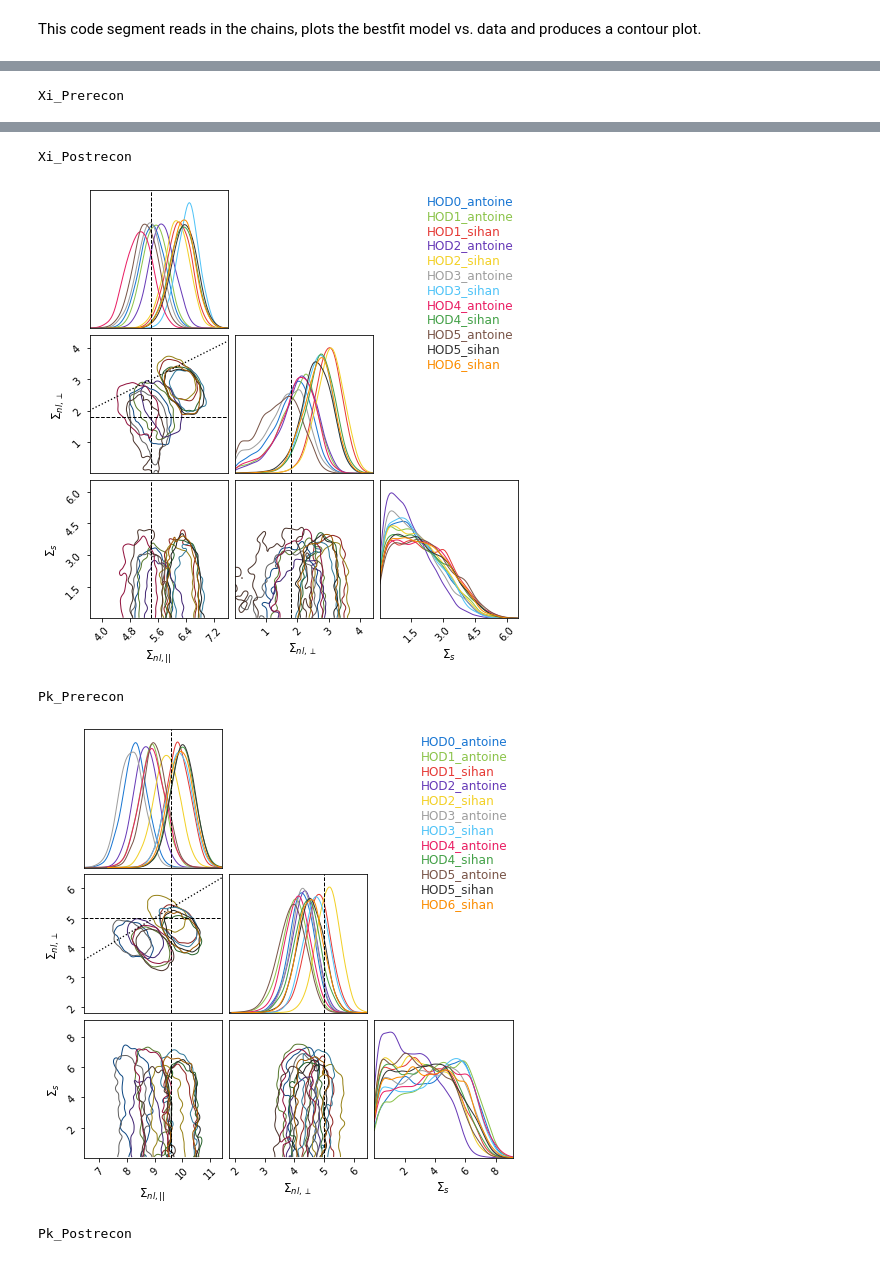
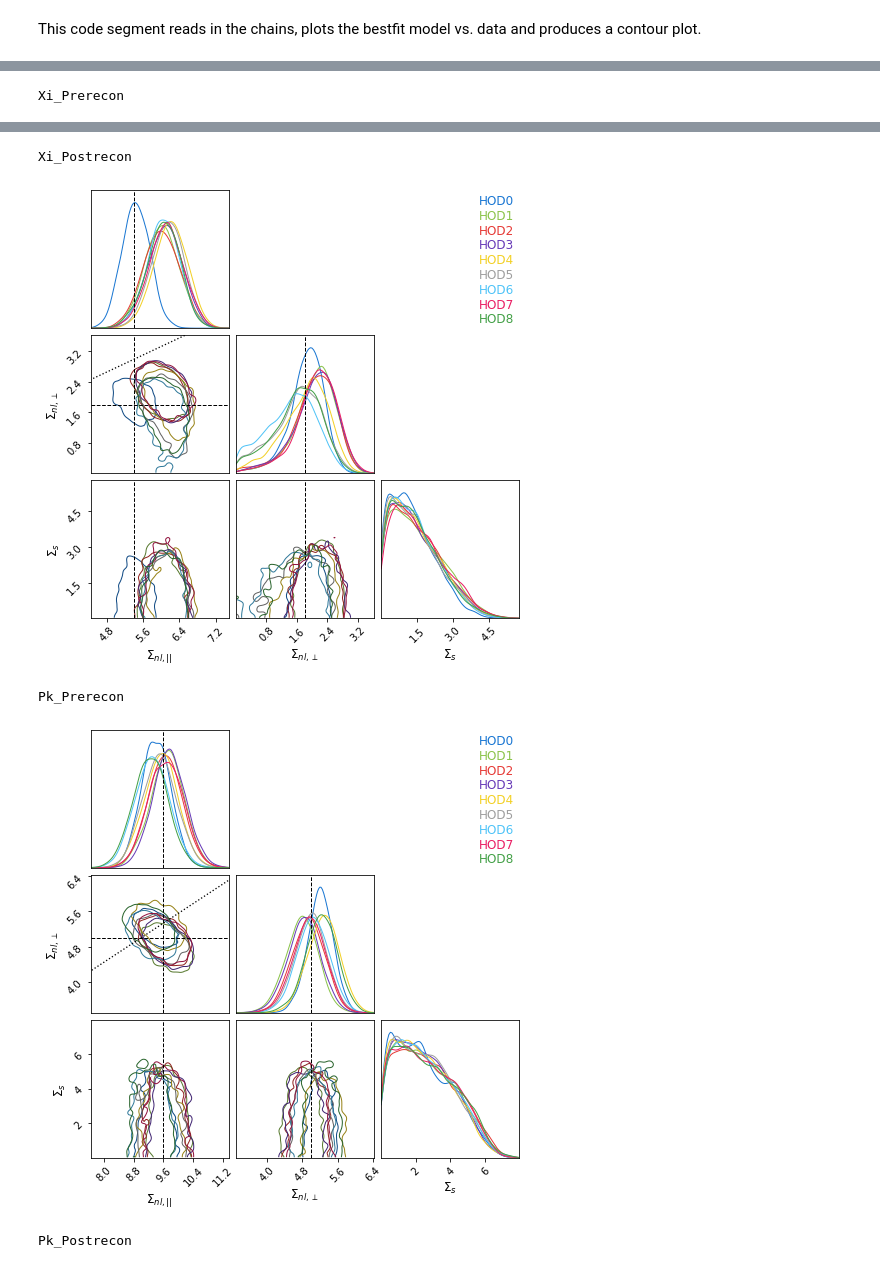
Before and after one commit to cosmodesi/desi-y1-kp45, a Jupyter notebook: barry_config/default_configs/plot_desi_kp4_abacus_cubic_LRG_HOD_fitsigmas.ipynb, the cells around one changed output, grey strips where cells are left out. Cells and saved outputs as stored; diff of their text form; code cells hidden in the pictures.

```diff
--- a/barry_config/default_configs/plot_desi_kp4_abacus_cubic_LRG_HOD_fitsigmas.ipynb
+++ b/barry_config/default_configs/plot_desi_kp4_abacus_cubic_LRG_HOD_fitsigmas.ipynb
@@ -24,7 +24,7 @@ from barry.models.model import Correction
 from barry.utils import weighted_avg_and_cov
 
 # Read in the fitter class to get all the info on the fit
-pfn = "./plots/desi_kp4_abacus_cubic_ELG_HOD_fitsigmas/output/desi_kp4_abacus_cubic_ELG_HOD_fitsigmas.fitter.pkl"
+pfn = "./plots/desi_kp4_abacus_cubic_LRG_HOD_fitsigmas/output/desi_kp4_abacus_cubic_LRG_HOD_fitsigmas.fitter.pkl"
 with open(pfn, 'rb') as pickle_file:
     fitter = pickle.load(pickle_file)
 # %% [markdown]
@@ -44,7 +44,7 @@ for posterior, weight, chain, evidence, model, data, extra in fitter.load():
     # Get the HOD number from the fit name
     data_bin = 0 if "Xi" in extra["name"] else 1
     recon_bin = 0 if "Prerecon" in extra["name"] else 1
-    hod_bin = '_'.join(extra["name"].split('HOD ')[1].split(" ")[:2])
+    hod_bin = int(extra["name"].split('HOD')[1][0])
     chain_bin = int(2.0 * data_bin + recon_bin)
     print(extra["name"], data_bin, recon_bin, hod_bin)
 
@@ -61,7 +61,7 @@ for posterior, weight, chain, evidence, model, data, extra in fitter.load():
         model.set_default(name, val)
 
     # Get some useful properties of the fit, and plot the MAP model against the data. Plot the fit for HOD 4
-    display = True if "4" in hod_bin or "0" in hod_bin else False
+    display = True if hod_bin == 4 or hod_bin == 0 else False
     new_chi_squared, dof, bband, mods, smooths = model.plot(params_dict, display=False)
 
     # Add the chain to Chainconsumer and plot
@@ -77,6 +77,6 @@ for posterior, weight, chain, evidence, model, data, extra in fitter.load():
     )
 
     output[datanames[chain_bin]].append(
-        f"{hod_bin:s}, {mean[0]:6.4f}, {mean[1]:6.4f}, {mean[2]:6.4f}, {np.sqrt(cov[0, 0]):6.4f}, {np.sqrt(cov[1, 1]):6.4f}, {np.sqrt(cov[2, 2]):6.4f}, {new_chi_squared:7.3f}, {dof:4d}"
+        f"{hod_bin:3d}, {mean[0]:6.4f}, {mean[1]:6.4f}, {mean[2]:6.4f}, {np.sqrt(cov[0, 0]):6.4f}, {np.sqrt(cov[1, 1]):6.4f}, {np.sqrt(cov[2, 2]):6.4f}, {new_chi_squared:7.3f}, {dof:4d}"
     )
 # %% [output]
@@ -116,7 +116,7 @@ for chain_bin in range(len(c)):
     plt.show()
 
     # Save all the numbers to a file
-    with open("./plots/desi_kp4_abacus_cubic_ELG_HOD_fitsigmas/output/Barry_fit_" + datanames[chain_bin] + ".txt", "w") as f:
+    with open("./plots/desi_kp4_abacus_cubic_LRG_HOD_fitsigmas/output/Barry_fit_" + datanames[chain_bin] + ".txt", "w") as f:
         f.write(
             "# HOD, Sigma_nl_par, Sigma_nl_perp, Sigma_s, sigma_Sigma_nl__par, sigma_Sigma_nl_perp, sigma_Sigma_s, corr_Sigma_nl, corr_Sigma_nl_par_s, corr_Sigma_nl_perp_s, rd_of_template, bf_chi2, dof\n"
         )
@@ -128,5 +128,5 @@ Xi_Prerecon
 Xi_Postrecon
-[figure, old version]
+[figure, new version]
 Pk_Prerecon
-[figure, old version]
+[figure, new version]
 Pk_Postrecon
```
Also changed, not shown: parts of 3 cells of this notebook.
